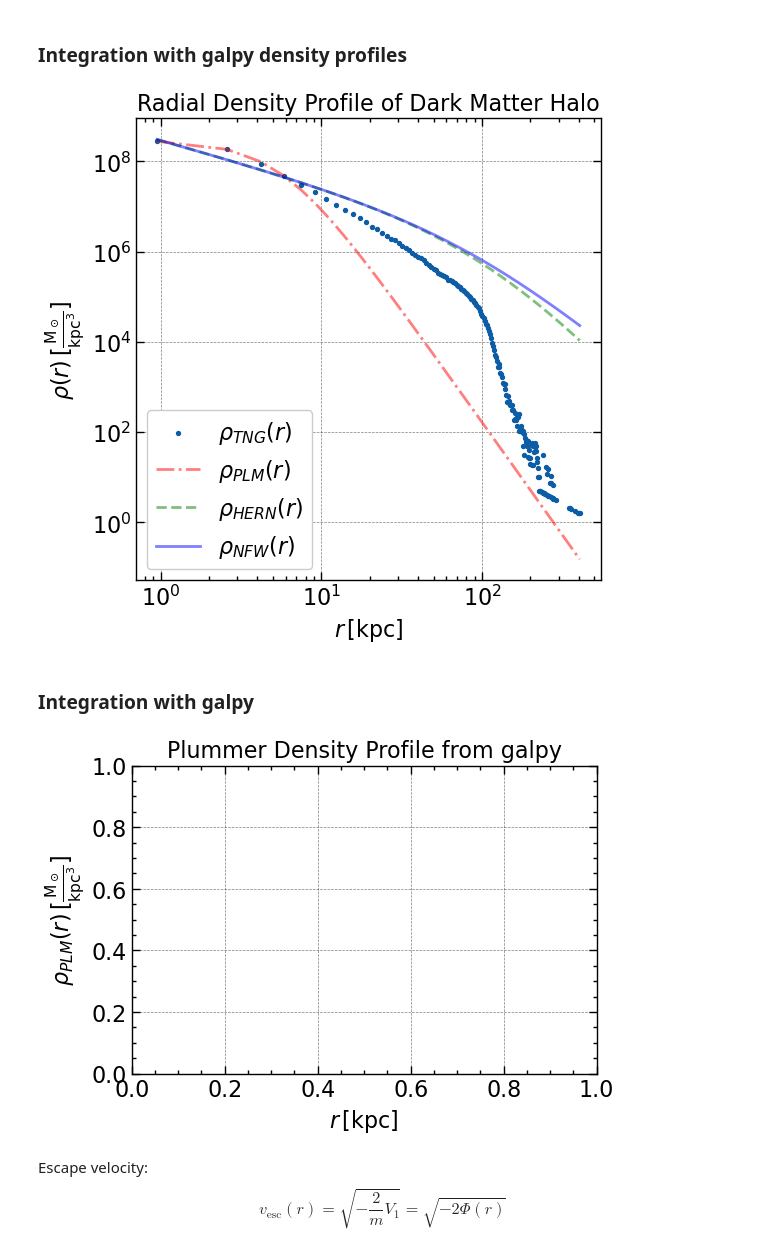
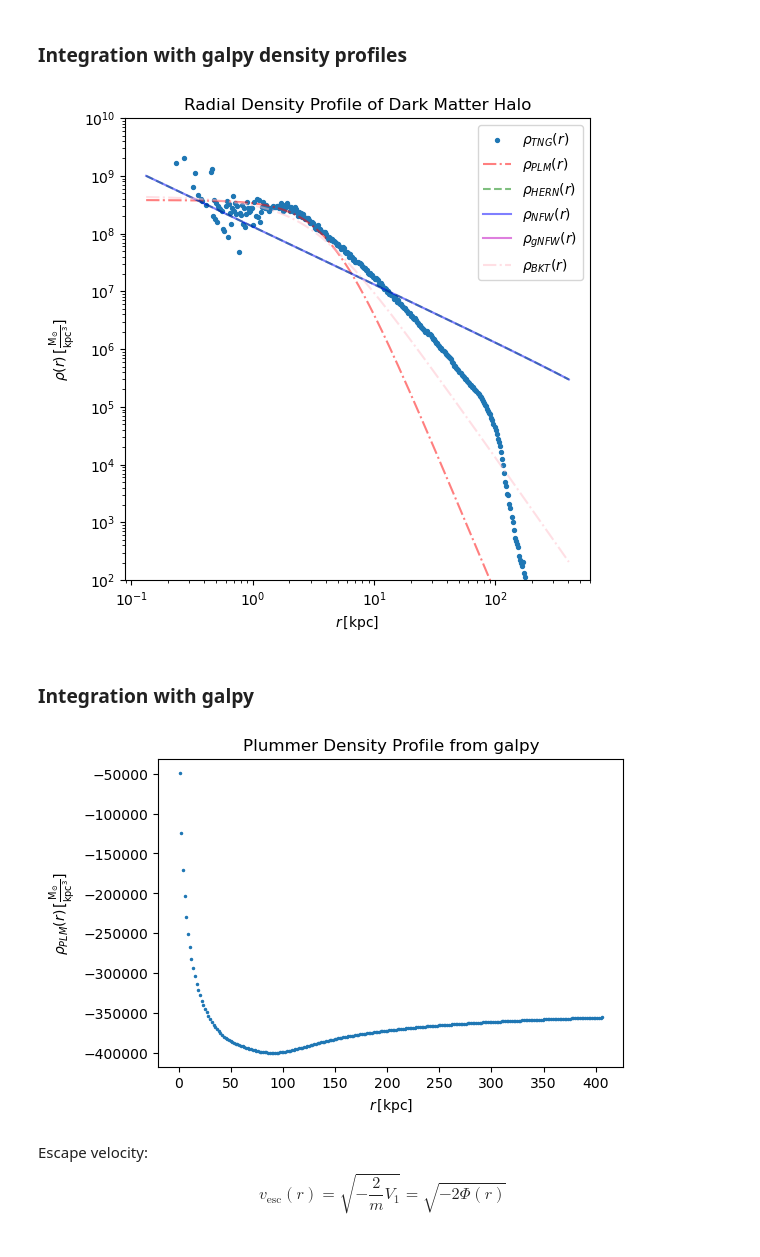
Before and after one commit to Jitskeverheecke/TANA_Project, a Jupyter notebook: project.ipynb, the cells around one changed output. Saved outputs shown, nothing was run; the diff lists cells and outputs as text; code cells hidden in the pictures.

Commit message:
logbins

```diff
--- a/project.ipynb
+++ b/project.ipynb
@@ -24,7 +26,7 @@ data = h5py.File('cutout_344137.hdf5','r')
 Omega_m, Omega_Lambda, Omega_b, h = data["Header"].attrs['Omega0'], data["Header"].attrs['OmegaLambda'], data["Header"].attrs['OmegaBaryon'], data["Header"].attrs['HubbleParam']
 # %%
 N_dm_particles = data["Header"].attrs['NumPart_ThisFile'][1] #number of dark matter particles
-mass_darkm = data["Header"].attrs['MassTable'][1] #mass of each dark matter particle in 1e10 solar masses/h
+mass_dm = data["Header"].attrs['MassTable'][1] #mass of each dark matter particle in 1e10 solar masses/h
 Box_size = data["Header"].attrs['BoxSize'] #cubic box size
 z_redshift = data["Header"].attrs['Redshift'] #redshift
 a = data["Header"].attrs['Time'] #scale factor
@@ -219,5 +231,5 @@ plt.show()
 # %%
-n_bins = 250
+n_bins = 400
 r_min, r_max = r.min(), r.max()
 radial_edges = np.linspace(r_min, r_max, n_bins+1)
 r_j = 1/2 * (radial_edges[1:] + radial_edges[:-1])
@@ -315,0 +328,11 @@ plt.show()
+# %%
+#logbins
+bins = np.logspace(np.log10(r_min.value), np.log10(r_max.value), n_bins)
+r_j = np.sqrt(bins[1:] * bins[:-1]) * kpc
+
+counts, _ = np.histogram(r.value, bins=bins)
+
+
+vol = (4/3) * np.pi * (bins[1:]**3 - bins[:-1]**3)
+
+rho_j = counts * mass_dm / vol
@@ -401,23 +457,26 @@ rho_DPL_j = DPL(r_j, b=popt_dpl[0]*kpc, beta=popt_dpl[1], rho0=popt_dpl[2], gamm
 # %%
 plt.close('all')
 plt.figure(figsize=(6,6))
+plt.loglog()
 plt.scatter(r_j.value, rho_j.value, s=8, label=r'$\rho_{TNG}(r)$')
 plt.plot(r_j.value, rho_plummer_j, '-.', color='red', alpha=0.5, label=r'$\rho_{PLM}(r)$')
 plt.plot(r_j.value, rho_Hernquist_j, '--', color='green', alpha=0.5, label=r'$\rho_{HERN}(r)$')
 #plt.plot(r_j.value, rho_Jaffe_j, '-', color='orange', alpha=0.5, label=r'$\rho_{JAFFE}(r)$')
 plt.plot(r_j.value, rho_NFW_j, '-', color='blue', alpha=0.5, label=r'$\rho_{NFW}(r)$')
 #plt.plot(r_j.value, rho_DPL_j, ':', color='purple', alpha=0.5, label=r'$\rho_{DPL}(r)$')
+#plt.plot(r_j.value , rho_Einasto_j , '-',color = 'indigo', alpha = 0.5 , label = r'$\rho_{Einasto}(r)$' )
+plt.plot(r_j.value, rho_gNFW_j, '-', color='m', alpha=0.5, label=r'$\rho_{gNFW}(r)$')
+plt.plot(r_j.value, rho_Burkert_j, '-.', color='pink', alpha=0.5, label=r'$\rho_{BKT}(r)$')
 plt.xlabel(r'$r\,\text{[kpc]}$')
 plt.ylabel(r'$\rho(r)\, [\frac{\text{M}_\odot}{\text{kpc}^3}]$')
 plt.title('Radial Density Profile of Dark Matter Halo')
+plt.ylim(10**2,10**10)
 plt.legend()
-plt.yscale('log')
-plt.xscale('log')
 #save in figure folder
 plt.savefig('Figures/Density_Profile_Fits.pdf', bbox_inches='tight')
 plt.show()
 # %% [output]
-[figure, old version]
+[figure, new version]
 # %% [markdown]
 ### Integration with galpy
 # %%
@@ -431,14 +490,14 @@ plmdens = plmpot.dens(r_j, 0)
 # %%
 plt.close('all')
 fig = plt.figure(figsize=(6, 4))
-#plt.scatter(r_j, Phi_j, s=9, label=r'$\Phi(r)$', marker='.')
+plt.scatter(r_j, Phi_j, s=9, label=r'$\Phi(r)$', marker='.')
 #plt.plot(r_j, plmdens,label=r'$\rho_{PLM}(r)$', color='orange', marker='.')
 plt.xlabel(r'$r\, [\text{kpc}]$')
 plt.ylabel(r'$\rho_{PLM}(r)\, [\frac{\text{M}_\odot}{\text{kpc}^3}]$')
 plt.title('Plummer Density Profile from galpy')
 plt.show()
 # %% [output]
-[figure, old version]
+[figure, new version]
 # %% [markdown]
 Escape velocity:
 $$v_\mathrm{esc}(r) = \sqrt{-\frac{2}{m}V_1} = \sqrt{-2\Phi(r)}$$
```
Also changed, not shown: parts of 24 cells of this notebook, 2 other files.
